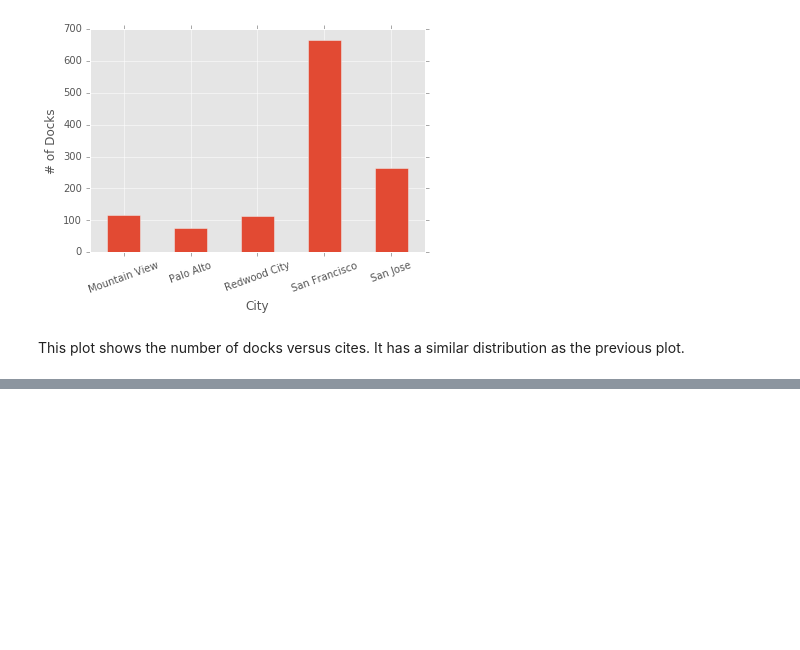
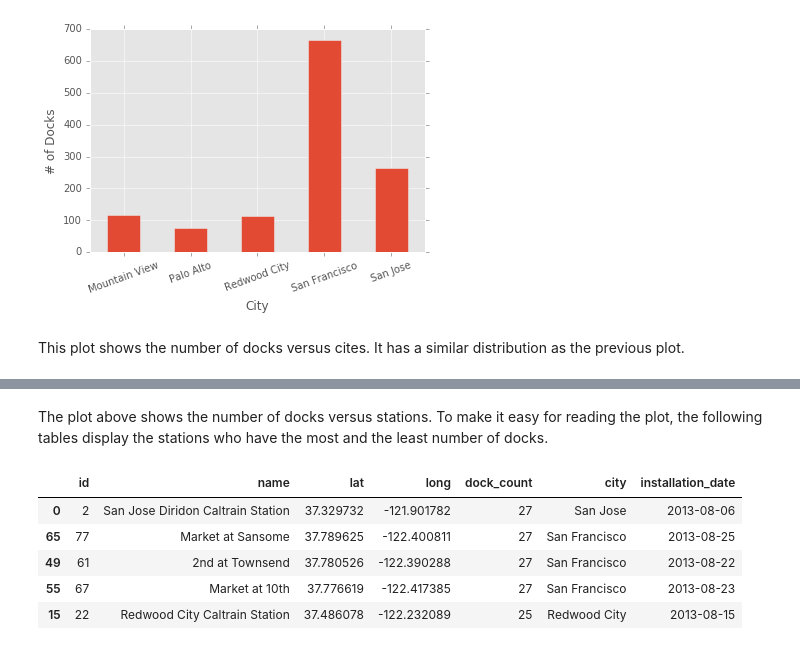
Before and after one commit to MuhammadVT/bike_sharing, a Jupyter notebook: data_exploration/explore_station_data.ipynb, the cells around one changed output, grey strips where cells are left out. Saved outputs shown, nothing was run; the diff lists cells and outputs as text; code cells hidden in the pictures; blank space fills up the shorter version.

```diff
--- a/data_exploration/explore_station_data.ipynb
+++ b/data_exploration/explore_station_data.ipynb
@@ -71,0 +116,12 @@ This plot shows the number of docks versus cites. It has a similar distribution
+# %% [markdown]
+The plot above shows the number of docks versus stations. To make it easy for reading the plot, the following tables display the stations who have the most and the least number of docks.
+# %%
+# display the 5 stations who have the largest number of Dock Count
+df_station.sort_values(by="dock_count", ascending=False).head()
+# %% [output]
+|  | id | name | lat | long | dock_count | city | installation_date |
+| 0 | 2 | San Jose Diridon Caltrain Station | 37.329732 | -121.901782 | 27 | San Jose | 2013-08-06 |
+| 65 | 77 | Market at Sansome | 37.789625 | -122.400811 | 27 | San Francisco | 2013-08-25 |
+| 49 | 61 | 2nd at Townsend | 37.780526 | -122.390288 | 27 | San Francisco | 2013-08-22 |
+| 55 | 67 | Market at 10th | 37.776619 | -122.417385 | 27 | San Francisco | 2013-08-23 |
+| 15 | 22 | Redwood City Caltrain Station | 37.486078 | -122.232089 | 25 | Redwood City | 2013-08-15 |
```
Also changed, not shown: parts of 10 cells of this notebook.
